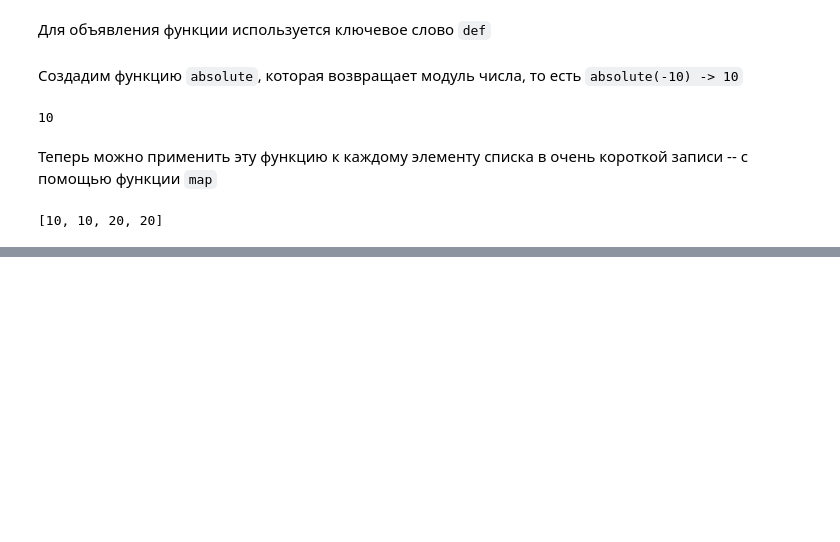
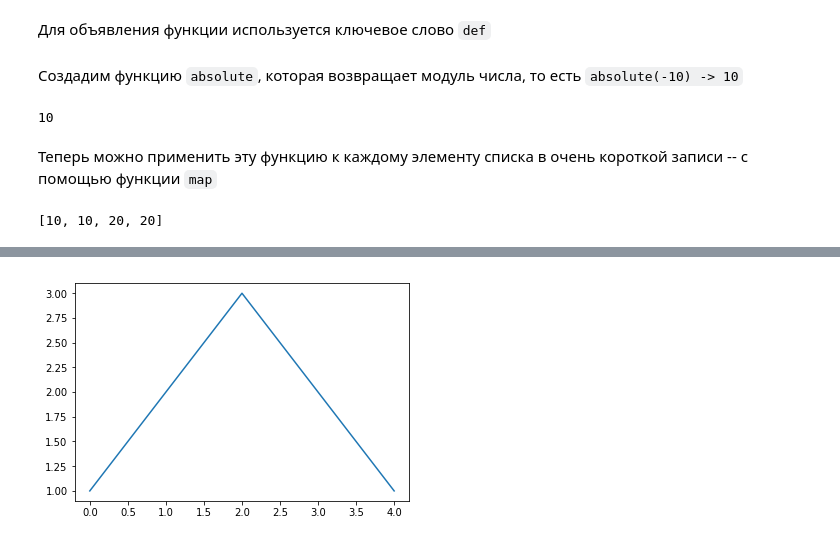
Before and after one commit to MrTsepa/SummerOlympSchool-MIPT-2018, a Jupyter notebook: Main.ipynb, the cells around one changed output, grey strips where cells are left out. Cells and saved outputs as stored; diff of their text form; code cells hidden in the pictures; blank space fills up the shorter version.

```diff
--- a/Main.ipynb
+++ b/Main.ipynb
@@ -163,0 +180,5 @@ print(list(map(absolute, [10, -10, 20, -20])))
+# %%
+plt.plot([1, 2, 3, 2, 1])
+plt.show()
+# %% [output]
+[figure, added]
```
Also changed, not shown: parts of 41 cells of this notebook, 1 other file.
